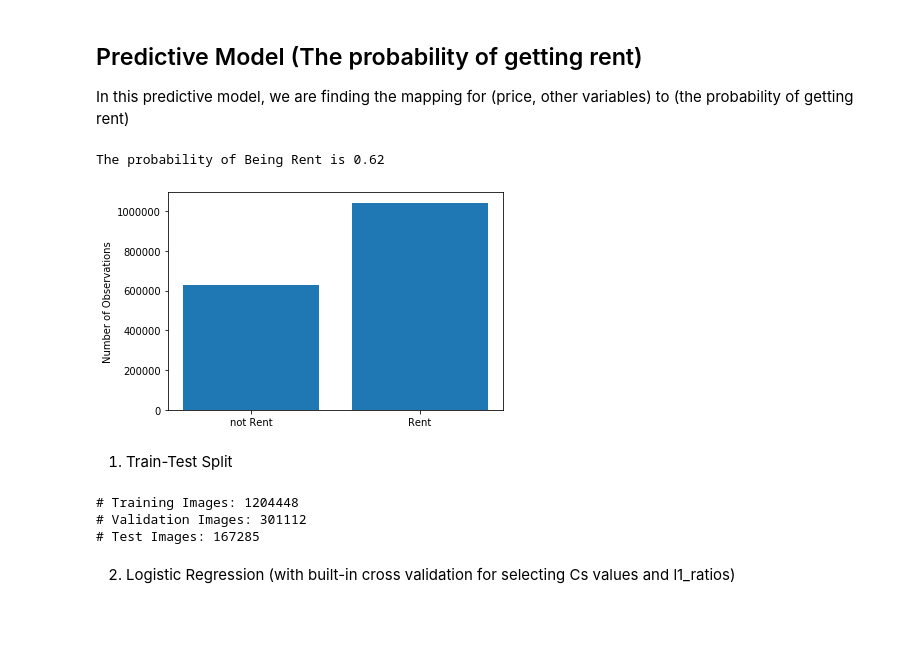
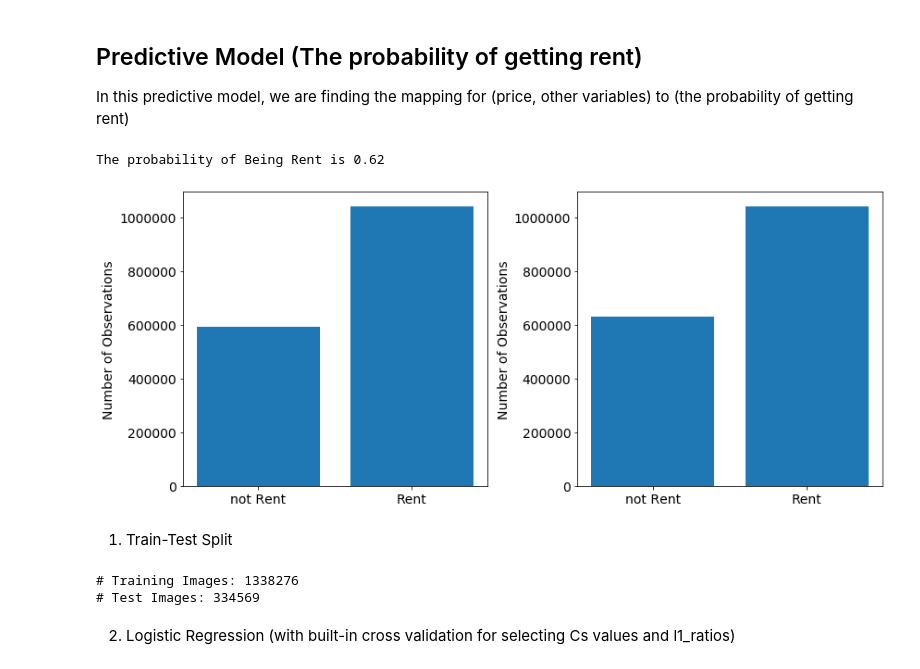
Before and after one commit to YimingXu1213/AirbnbPricing, a Jupyter notebook: Model/predictive_Model_2-Copy1.ipynb, the cells around one changed output. Drawn from its saved outputs; the diff is of its cells as text; code cells hidden in the pictures; blank space fills up the shorter version.

```diff
--- a/Model/predictive_Model_2-Copy1.ipynb
+++ b/Model/predictive_Model_2-Copy1.ipynb
@@ -57,26 +57,34 @@ X = df_final.drop(['unavailable'], axis = 1)
 Y = df_final['unavailable']
 # %%
 # Data Balance check
-plt.bar([1,2], [len(Y)-np.sum(Y), np.sum(Y)])
-plt.xticks([1,2], ['not Rent', 'Rent'])
-plt.ylabel('Number of Observations');
+fig,ax = plt.subplots(1,2,figsize=(12,5))
+ax[0].bar([1,2], [len(Y)-np.sum(Y)-len(upsample_index), np.sum(Y)])
+ax[1].bar([1,2], [len(Y)-np.sum(Y), np.sum(Y)])
+ax[0].set_xticks([1,2])
+ax[0].set_xticklabels(['not Rent', 'Rent'])
+ax[0].tick_params(labelsize=14)
+ax[0].set_ylabel('Number of Observations',fontsize=14)
+ax[1].set_xticks([1,2])
+ax[1].set_xticklabels(['not Rent', 'Rent'])
+ax[1].set_ylabel('Number of Observations',fontsize=14)
+ax[1].tick_params(labelsize=14)
+plt.tight_layout()
 print('The probability of Being Rent is {0:4.2f}'.format(np.sum(Y)/len(Y)))
 # %% [output]
 The probability of Being Rent is 0.62
-[figure, old version]
+[figure, new version]
 # %% [markdown]
 1. Train-Test Split
 # %%
-X_TRAIN, X_test, Y_TRAIN,  y_test = train_test_split(X, Y, test_size = 0.1, random_state = 2019)
-X_train, X_val, y_train,  y_val = train_test_split(X_TRAIN, Y_TRAIN, test_size = 0.2, random_state = 2019)
+X_TRAIN, X_test, Y_TRAIN,  y_test = train_test_split(X, Y, test_size = 0.2, random_state = 2019)
+# X_train, X_val, y_train,  y_val = train_test_split(X_TRAIN, Y_TRAIN, test_size = 0.2, random_state = 2019)
 
-print('# Training Images: {}'.format(len(X_train)))
-print('# Validation Images: {}'.format(len(X_val)))
+print('# Training Images: {}'.format(len(X_TRAIN)))
+# print('# Validation Images: {}'.format(len(X_val)))
 print('# Test Images: {}'.format(len(X_test)))
 # %% [output]
-# Training Images: 1204448
-# Validation Images: 301112
-# Test Images: 167285
+# Training Images: 1338276
+# Test Images: 334569
 # %% [markdown]
 2. Logistic Regression (with built-in cross validation for selecting Cs values and l1_ratios)
 # %%
```
Also changed, not shown: parts of 1 cell of this notebook, 2 other files.
